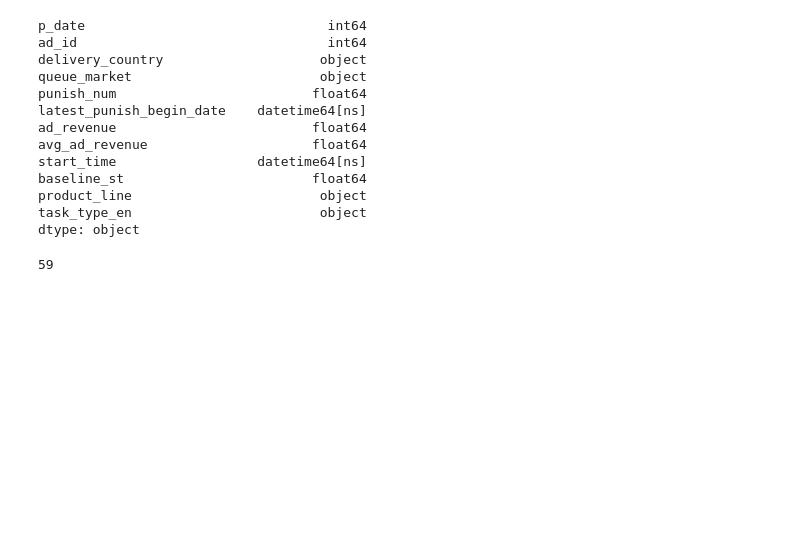
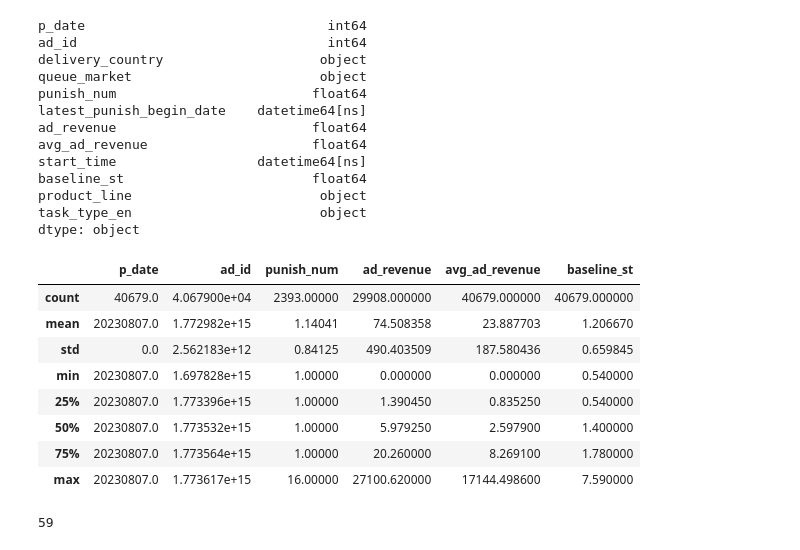
Before and after one commit to liuchennn1414/TikTok_Hungry_Ads, a Jupyter notebook: ads.ipynb, the cells around one changed output. Saved outputs shown, nothing was run; the diff lists cells and outputs as text; code cells hidden in the pictures; blank space fills up the shorter version.

```diff
--- a/ads.ipynb
+++ b/ads.ipynb
@@ -36,6 +36,18 @@ baseline_st                        float64
 product_line                        object
 task_type_en                        object
 dtype: object
+# %%
+ads.describe()
+# %% [output]
+|  | p_date | ad_id | punish_num | ad_revenue | avg_ad_revenue | baseline_st |
+| count | 40679.0 | 4.067900e+04 | 2393.00000 | 29908.000000 | 40679.000000 | 40679.000000 |
+| mean | 20230807.0 | 1.772982e+15 | 1.14041 | 74.508358 | 23.887703 | 1.206670 |
+| std | 0.0 | 2.562183e+12 | 0.84125 | 490.403509 | 187.580436 | 0.659845 |
+| min | 20230807.0 | 1.697828e+15 | 1.00000 | 0.000000 | 0.000000 | 0.540000 |
+| 25% | 20230807.0 | 1.773396e+15 | 1.00000 | 1.390450 | 0.835250 | 0.540000 |
+| 50% | 20230807.0 | 1.773532e+15 | 1.00000 | 5.979250 | 2.597900 | 1.400000 |
+| 75% | 20230807.0 | 1.773564e+15 | 1.00000 | 20.260000 | 8.269100 | 1.780000 |
+| max | 20230807.0 | 1.773617e+15 | 16.00000 | 27100.620000 | 17144.498600 | 7.590000 |
 # %%
 dist_country = ads['delivery_country'].nunique()
 print(dist_country)
```
Also changed, not shown: parts of 14 cells of this notebook.
